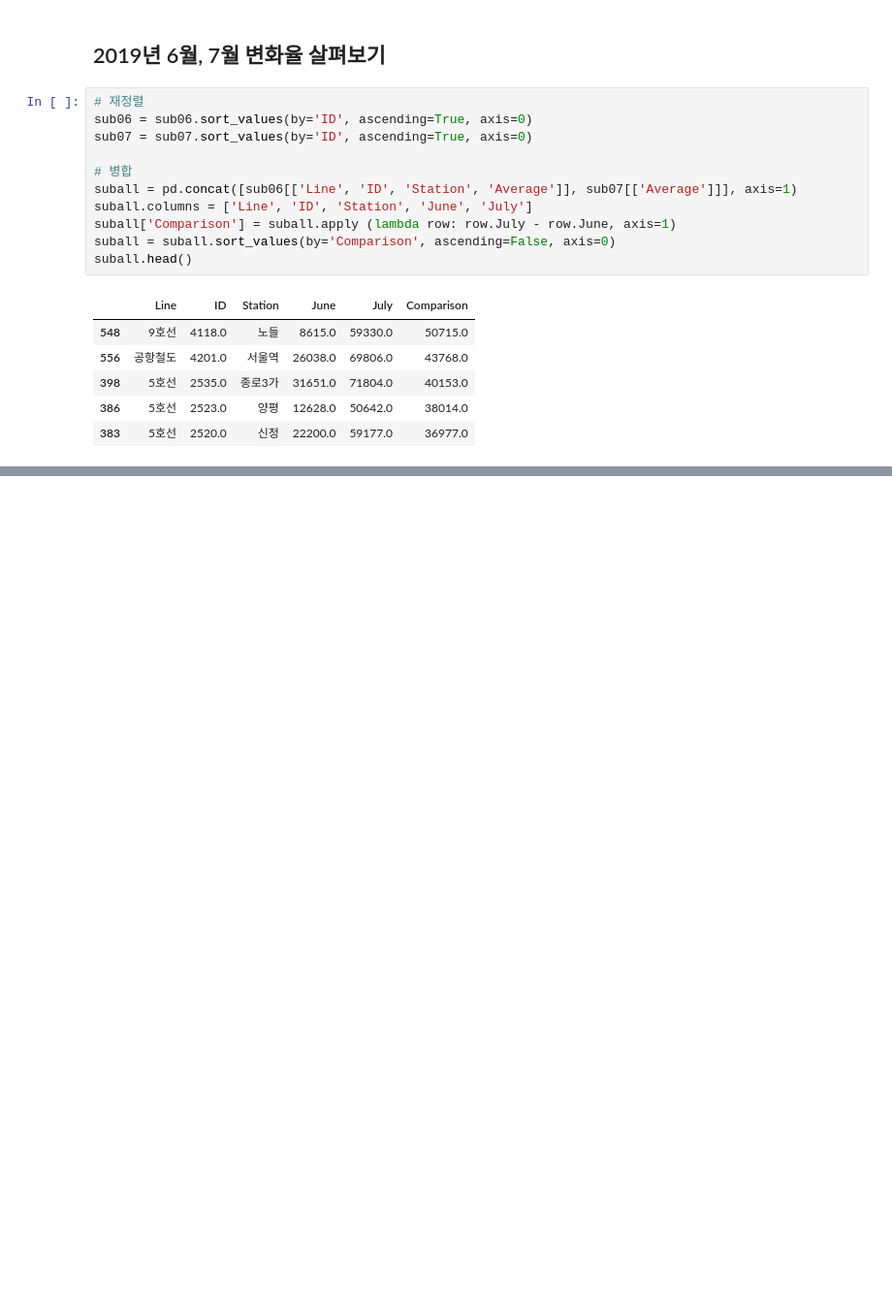
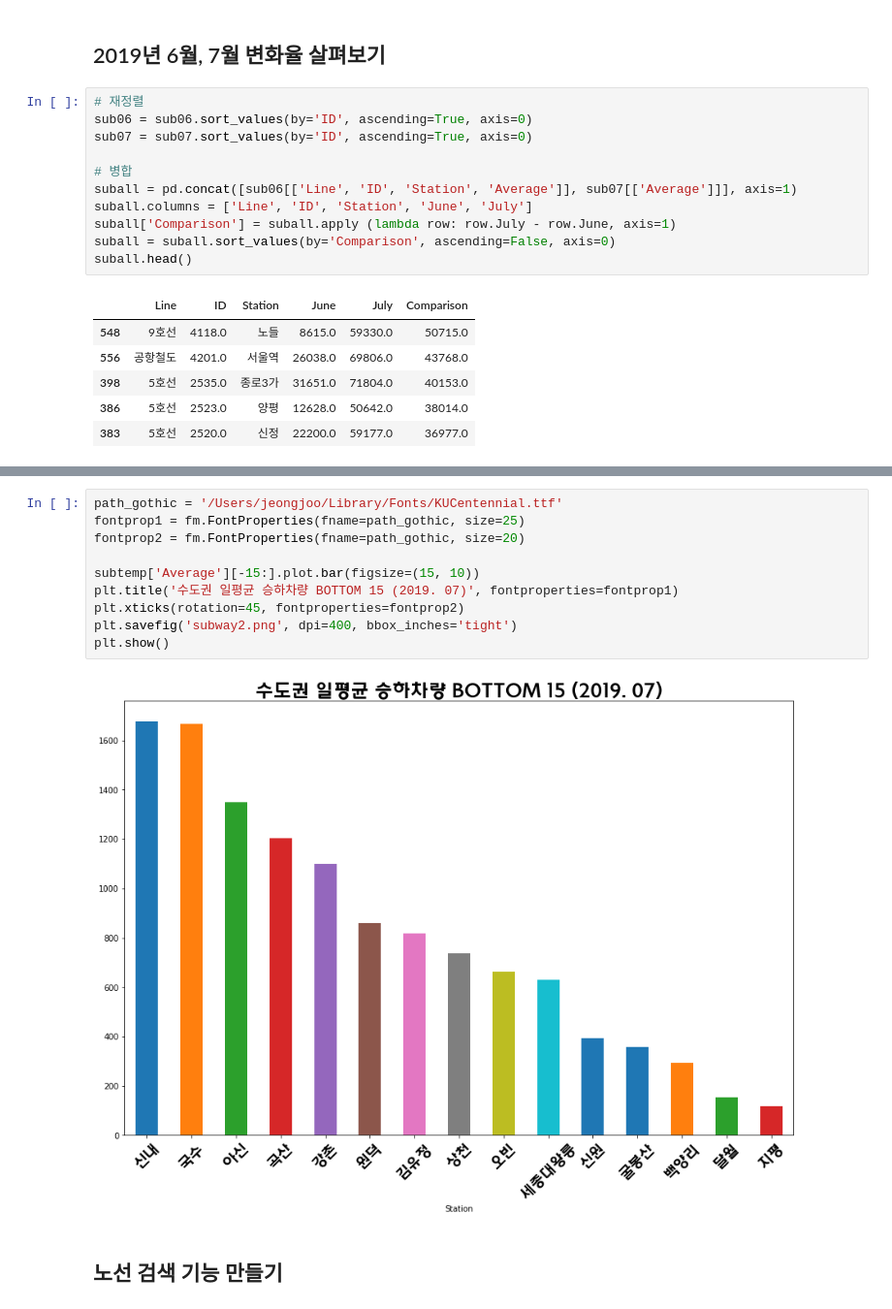
Before and after one commit to pyville/python, a Jupyter notebook: subway.ipynb, the cells around one changed output, grey strips where cells are left out. Shown at 97% size. Cells and saved outputs as stored; diff of their text form; blank space fills up the shorter version.

```diff
--- a/subway.ipynb
+++ b/subway.ipynb
@@ -233,0 +267,14 @@ sub07.sort_values(by='Average', ascending=True, axis=0)[['Line', 'Station', 'Ave
+# %%
+path_gothic = '/Users/jeongjoo/Library/Fonts/KUCentennial.ttf'
+fontprop1 = fm.FontProperties(fname=path_gothic, size=25)
+fontprop2 = fm.FontProperties(fname=path_gothic, size=20)
+
+subtemp['Average'][-15:].plot.bar(figsize=(15, 10))
+plt.title('수도권 일평균 승하차량 BOTTOM 15 (2019. 07)', fontproperties=fontprop1)
+plt.xticks(rotation=45, fontproperties=fontprop2)
+plt.savefig('subway2.png', dpi=400, bbox_inches='tight')
+plt.show()
+# %% [output]
+[figure, added]
+# %% [markdown]
+## 노선 검색 기능 만들기
```
Also changed, not shown: parts of 24 cells of this notebook.
